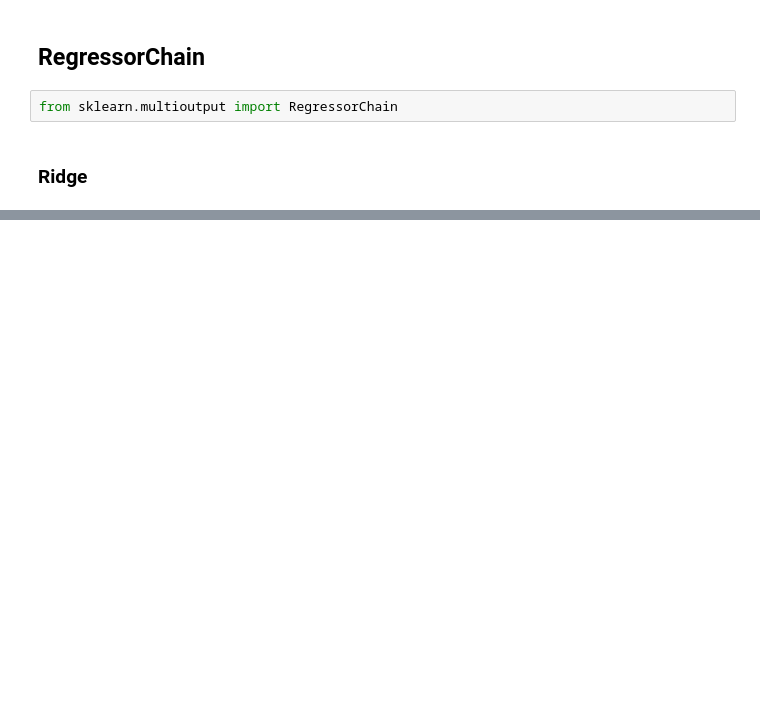
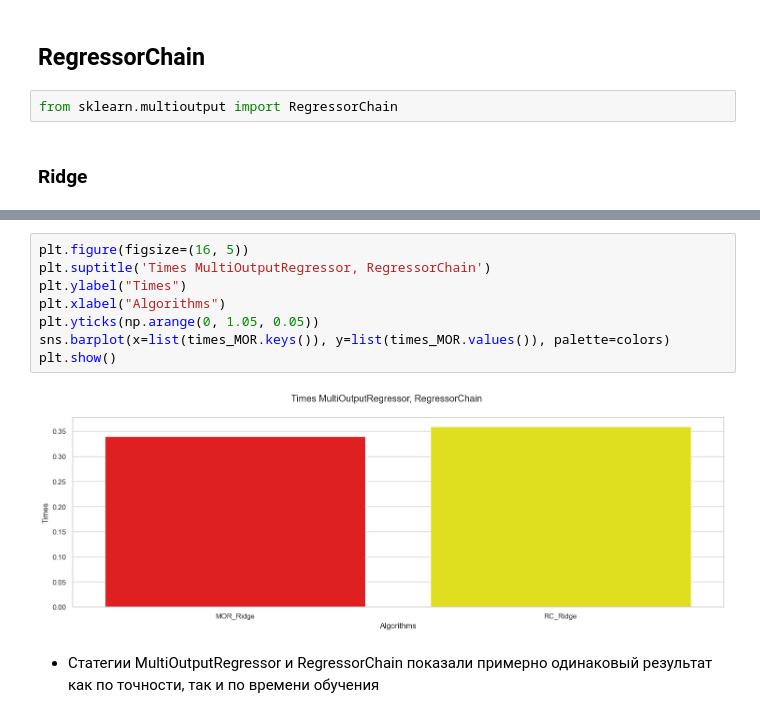
Before and after one commit to NikAlex8/ML, a Jupyter notebook: task_3/task 3.ipynb, the cells around one changed output, grey strips where cells are left out. Saved outputs shown, nothing was run; the diff lists cells and outputs as text; blank space fills up the shorter version.

```diff
--- a/task_3/task 3.ipynb
+++ b/task_3/task 3.ipynb
@@ -1261,0 +1235,12 @@ times_CC["CC_SVM"] = spend_time
+# %%
+plt.figure(figsize=(16, 5))
+plt.suptitle('Times MultiOutputRegressor, RegressorChain')
+plt.ylabel("Times")
+plt.xlabel("Algorithms")
+plt.yticks(np.arange(0, 1.05, 0.05))
+sns.barplot(x=list(times_MOR.keys()), y=list(times_MOR.values()), palette=colors)
+plt.show()
+# %% [output]
+[figure, added]
+# %% [markdown]
+- Cтатегии MultiOutputRegressor и RegressorChain показали примерно одинаковый результат как по точности, так и по времени обучения
```
Also changed, not shown: parts of 53 cells of this notebook.
